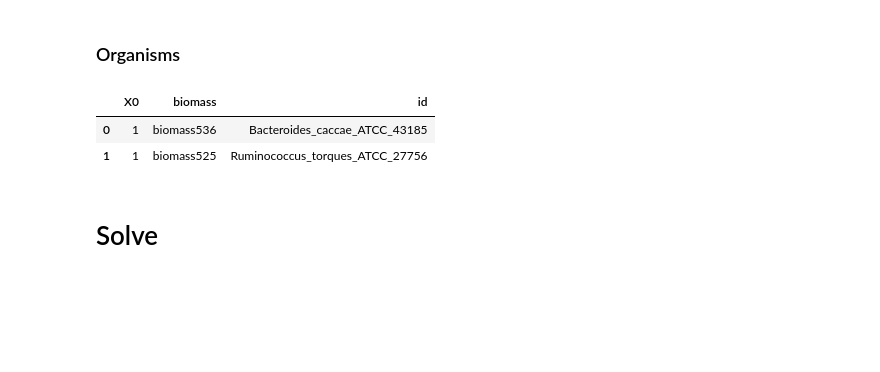
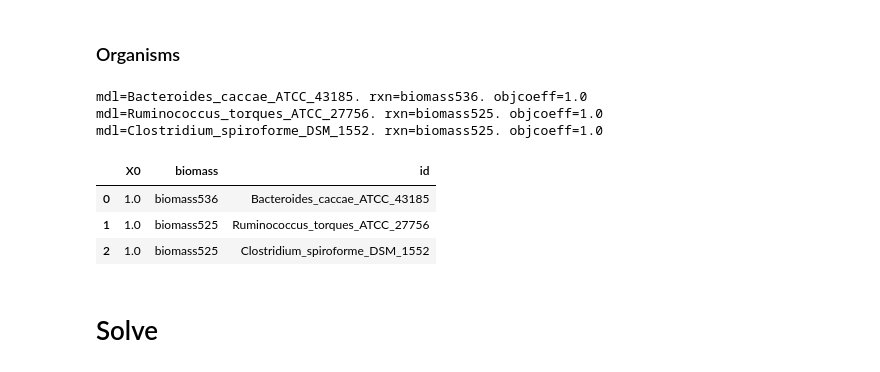
Before and after one commit to SBRG/dynamicme, a Jupyter notebook: notebooks/location/toy_location_R02.ipynb, the cells around one changed output. Cells and saved outputs as stored; diff of their text form; code cells hidden in the pictures; blank space fills up the shorter version.

```diff
--- a/notebooks/location/toy_location_R02.ipynb
+++ b/notebooks/location/toy_location_R02.ipynb
@@ -81,6 +81,8 @@ B_cell = read_sbml_model('/home/laurence/ME/data/microbiome/Agora_1_02_Western/s
 repair_model(B_cell)
 R_torques = read_sbml_model('/home/laurence/ME/data/microbiome/Agora_1_02_Western/sbml/Ruminococcus_torques_ATCC_27756.xml')
 repair_model(R_torques)
+C_spiro = read_sbml_model('/home/laurence/ME/data/microbiome/Agora_1_02_Western/sbml/Clostridium_spiroforme_DSM_1552.xml')
+repair_model(C_spiro)
 # %% [output]
 mu: before=0.527200385031. after=0.527200385031
 mu: before=0.337029885021. after=0.337029885021
@@ -88,5 +91,5 @@ mu: before=0.1048777824. after=0.1048777824
 # %%
-models = [B_caccae, R_torques]
+models = [B_caccae, R_torques, C_spiro]
 # %%
 for mdl in models:
     for rxn in mdl.reactions:
@@ -216,11 +220,16 @@ for mdl in models:
     mr_dict = res['met_rxn']
     src_rxns = [mr_dict[m] for m in src_mets if m in mr_dict]
     req_rxns = res['req_rxns']
-    dfi = df_consumer_shared[ df_consumer_shared['id']==mdl.id]
+    #dfi = df_consumer_shared[ df_consumer_shared['id']==mdl.id]
+    dfi = df_consumer[ df_consumer['id']==mdl.id]
     cons_rxns = dfi.rxn.values
+    ### Need to have full set for at least one sol
+    mdl.optimize()
+    opt_rxns = [r.id for r in mdl.reactions.query('EX_') if r.x < -1e-6]
+
     for rxn in mdl.reactions.query('^EX_'):
         #if rxn.id not in req_rxns and rxn.id not in src_rxns:
-        if rxn.id not in req_rxns and rxn.id not in cons_rxns:
+        if rxn.id not in req_rxns and rxn.id not in cons_rxns and rxn.id not in opt_rxns:
             rxn.lower_bound = 0.
             #print("%s. Set lb=0 for %s" % (mdl.id, rxn.id))
     # Ensure model can still grow
@@ -273,17 +282,23 @@ df_distance.head(2)
 | 1 | 1.0 | 0 | 1 |
 # %% [markdown]
 ### Organisms
-# %%
-data = {'id':[B_caccae.id, R_torques.id],
-        'X0':[1,1],
-        'biomass':['biomass536', 'biomass525']
-}
-df_organism = pd.DataFrame.from_dict(data)
-df_organism
-# %% [output]
-|  | X0 | biomass | id |
-| 0 | 1 | biomass536 | Bacteroides_caccae_ATCC_43185 |
-| 1 | 1 | biomass525 | Ruminococcus_torques_ATCC_27756 |
+# %%
+rows = []
+for mdl in models:
+    for rxn in mdl.reactions:
+        if rxn.objective_coefficient != 0:
+            rows.append({'X0':1., 'biomass':rxn.id, 'id':mdl.id})
+            print('mdl=%s. rxn=%s. objcoeff=%s' % (mdl.id, rxn.id, rxn.objective_coefficient))
+df_organism = pd.DataFrame(rows)
+df_organism
+# %% [output]
+mdl=Bacteroides_caccae_ATCC_43185. rxn=biomass536. objcoeff=1.0
+mdl=Ruminococcus_torques_ATCC_27756. rxn=biomass525. objcoeff=1.0
+mdl=Clostridium_spiroforme_DSM_1552. rxn=biomass525. objcoeff=1.0
+|  | X0 | biomass | id |
+| 0 | 1.0 | biomass536 | Bacteroides_caccae_ATCC_43185 |
+| 1 | 1.0 | biomass525 | Ruminococcus_torques_ATCC_27756 |
+| 2 | 1.0 | biomass525 | Clostridium_spiroforme_DSM_1552 |
 # %% [markdown]
 # Solve
 # %%
```
Also changed, not shown: parts of 26 cells of this notebook, 1 other file.
